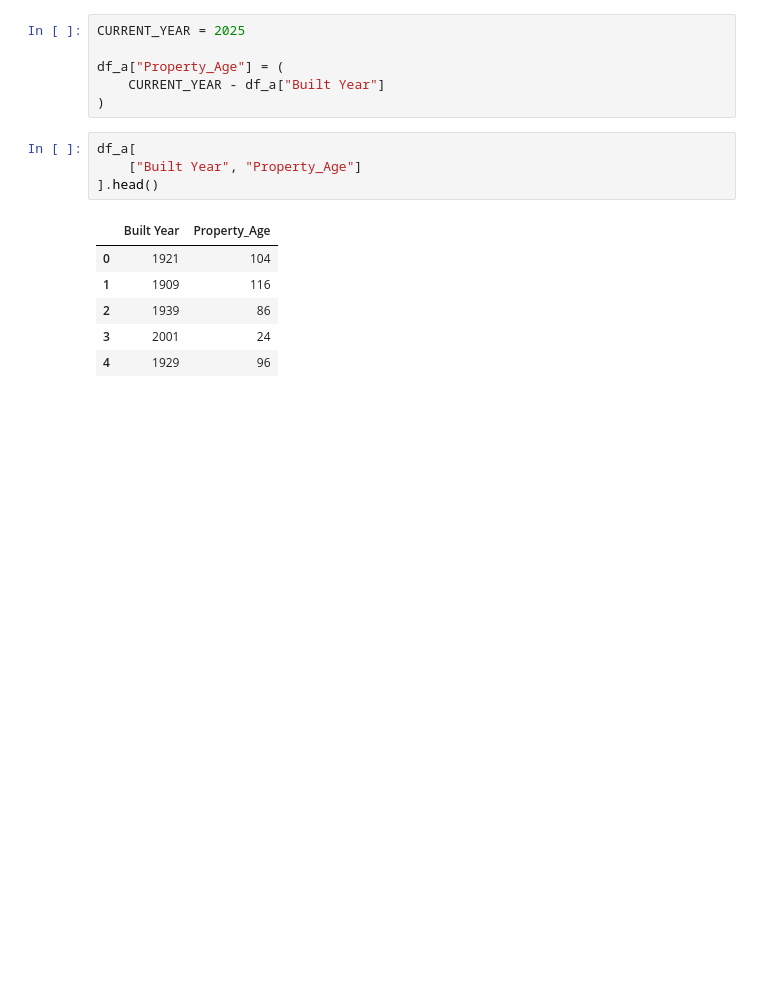
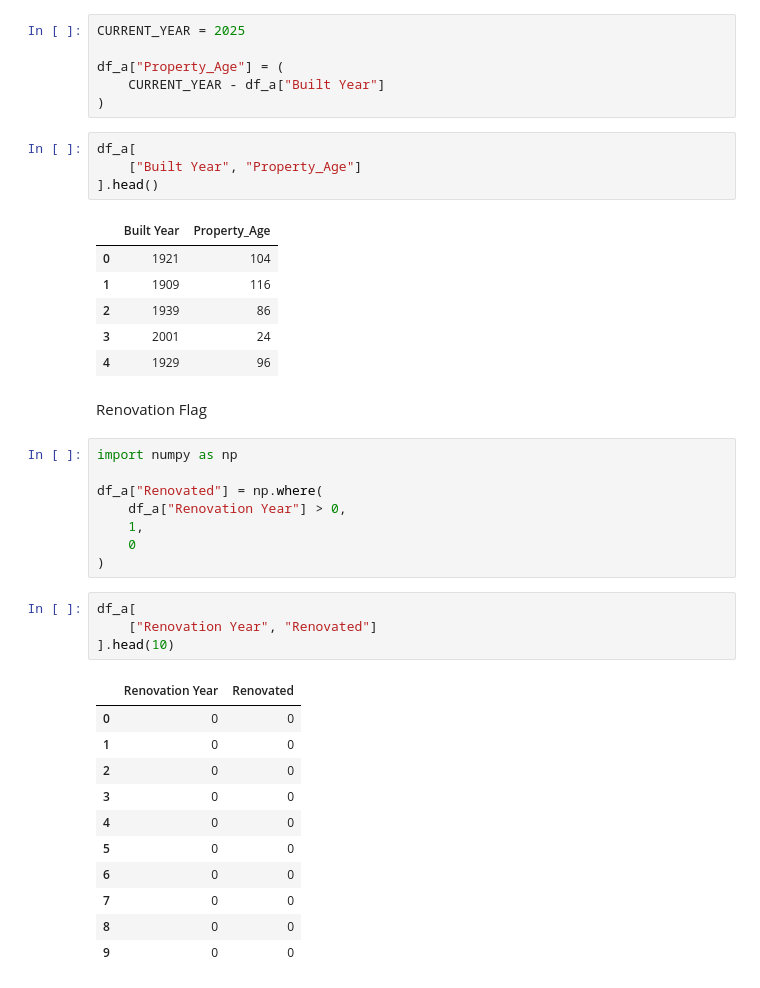
Before and after one commit to patelshivam109/AI-Powered-Real-Estate-Intelligence-Valuation-Investment-Recommendation-Platform, a Jupyter notebook: notebooks/01_data_cleaning.ipynb, the cells around one changed output. Drawn from its saved outputs; the diff is of its cells as text; blank space fills up the shorter version.

Commit message:
Added renovation indicator feature

```diff
--- a/notebooks/01_data_cleaning.ipynb
+++ b/notebooks/01_data_cleaning.ipynb
@@ -195,3 +195,29 @@ df_a[
 | 2 | 1939 | 86 |
 | 3 | 2001 | 24 |
 | 4 | 1929 | 96 |
+# %% [markdown]
+Renovation Flag
+# %%
+import numpy as np
+
+df_a["Renovated"] = np.where(
+    df_a["Renovation Year"] > 0,
+    1,
+    0
+)
+# %%
+df_a[
+    ["Renovation Year", "Renovated"]
+].head(10)
+# %% [output]
+|  | Renovation Year | Renovated |
+| 0 | 0 | 0 |
+| 1 | 0 | 0 |
+| 2 | 0 | 0 |
+| 3 | 0 | 0 |
+| 4 | 0 | 0 |
+| 5 | 0 | 0 |
+| 6 | 0 | 0 |
+| 7 | 0 | 0 |
+| 8 | 0 | 0 |
+| 9 | 0 | 0 |
```
Also changed, not shown: parts of 1 cell of this notebook.
